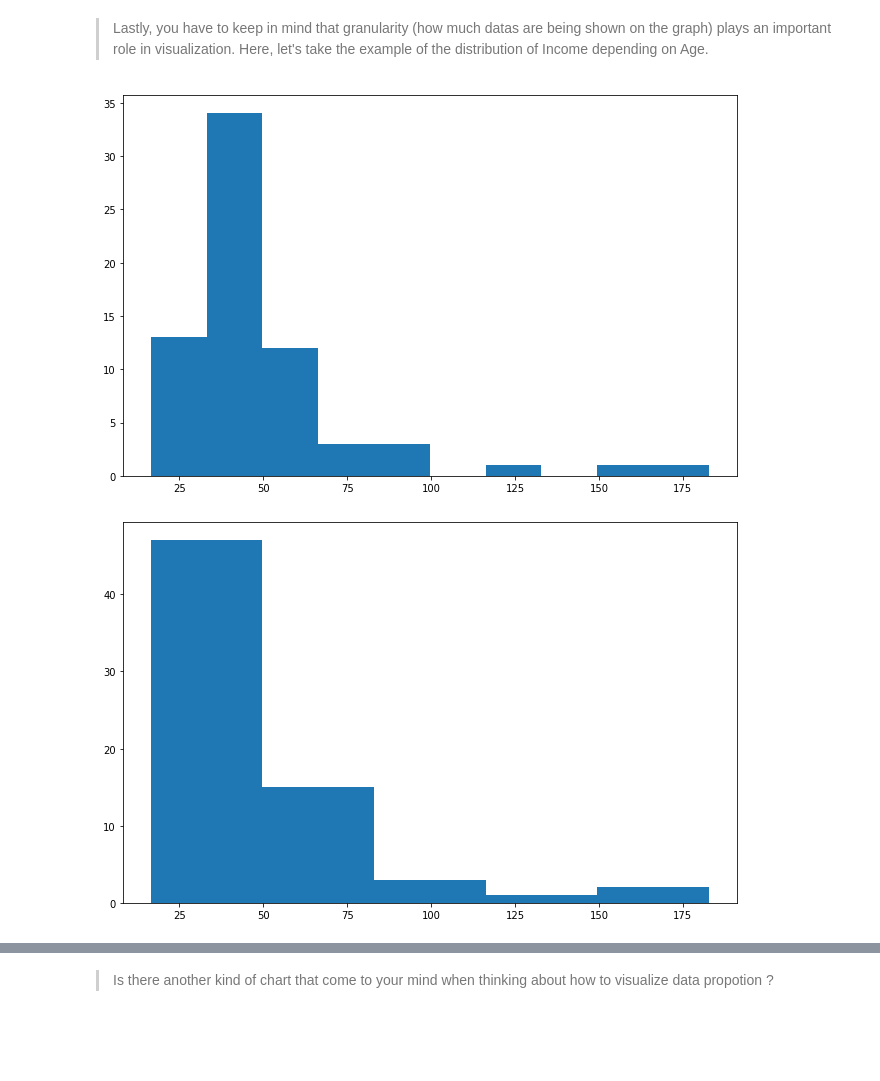
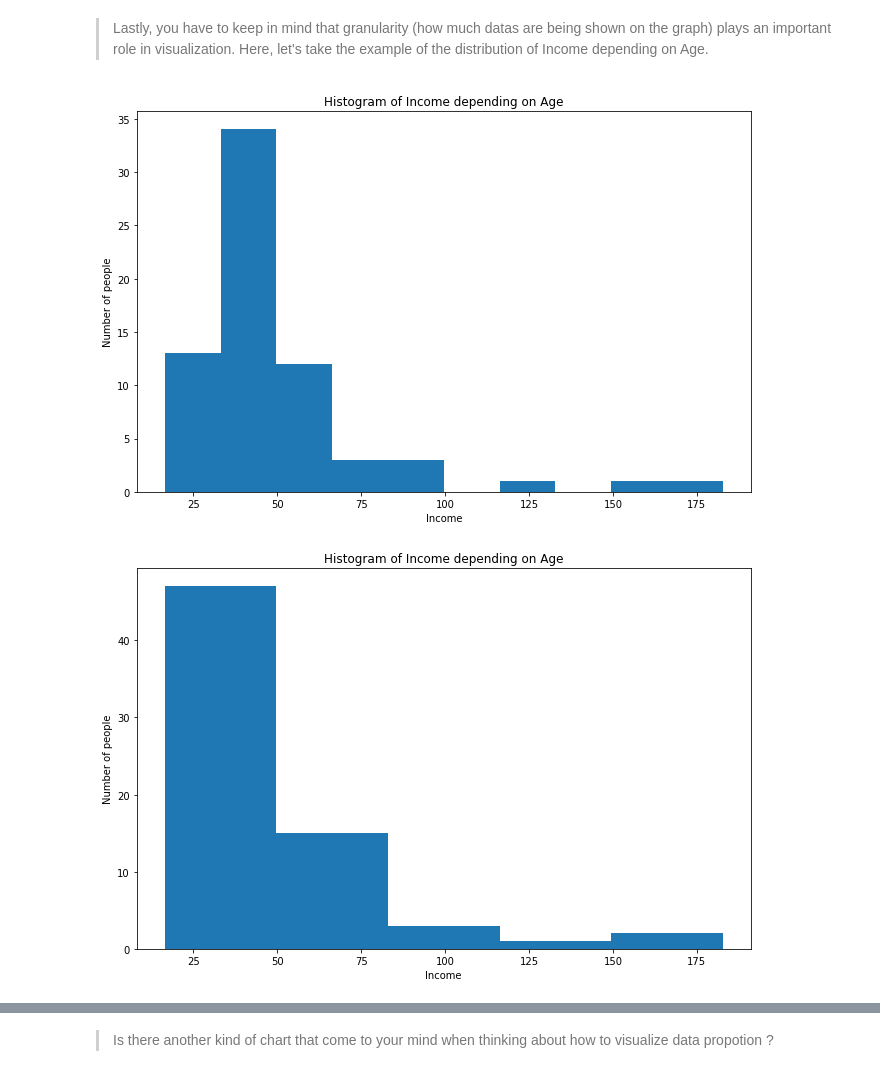
Before and after one commit to michalis0/Business-Intelligence-and-Analytics, a Jupyter notebook: week4 - Visualization/Walkthrough_4.ipynb, the cells around one changed output, grey strips where cells are left out. Drawn from its saved outputs; the diff is of its cells as text; code cells hidden in the pictures; blank space fills up the shorter version.

```diff
--- a/week4 - Visualization/Walkthrough_4.ipynb
+++ b/week4 - Visualization/Walkthrough_4.ipynb
@@ -35,7 +35,7 @@ import seaborn as sns
 # %% [markdown]
 >Today, we will use the **credit.csv** data set, wich contains personal and economical information of credit card owners.
 # %%
-url = 'https://media.githubusercontent.com/media/michalis0/Business-Intelligence-and-Analytics/master/data/Credit.csv'
+url = 'https://raw.githubusercontent.com/michalis0/Business-Intelligence-and-Analytics/master/data/Credit.csv'
 data = pd.read_csv(url)
 data.head()
 # %% [output]
@@ -153,15 +165,21 @@ Here, let's take the example of the distribution of Income depending on Age.
 # %%
 fig=plt.figure(figsize=(11,7))
 
 hist = plt.hist(data.groupby('Age')['Income'].mean())
+plt.title("Histogram of Income depending on Age")
+plt.xlabel("Income")
+y =plt.ylabel("Number of people")
 # %% [output]
-[figure, old version]
+[figure, new version]
 # %%
 fig=plt.figure(figsize=(11,7))
 
 hist_2=plt.hist(data.groupby('Age')['Income'].mean(), bins=5)
+plt.title("Histogram of Income depending on Age")
+plt.xlabel("Income")
+y =plt.ylabel("Number of people")
 # %% [output]
-[figure, old version]
+[figure, new version]
 # %%
 fig=plt.figure(figsize=(11,7))
 
```
Also changed, not shown: parts of 3 cells of this notebook.
